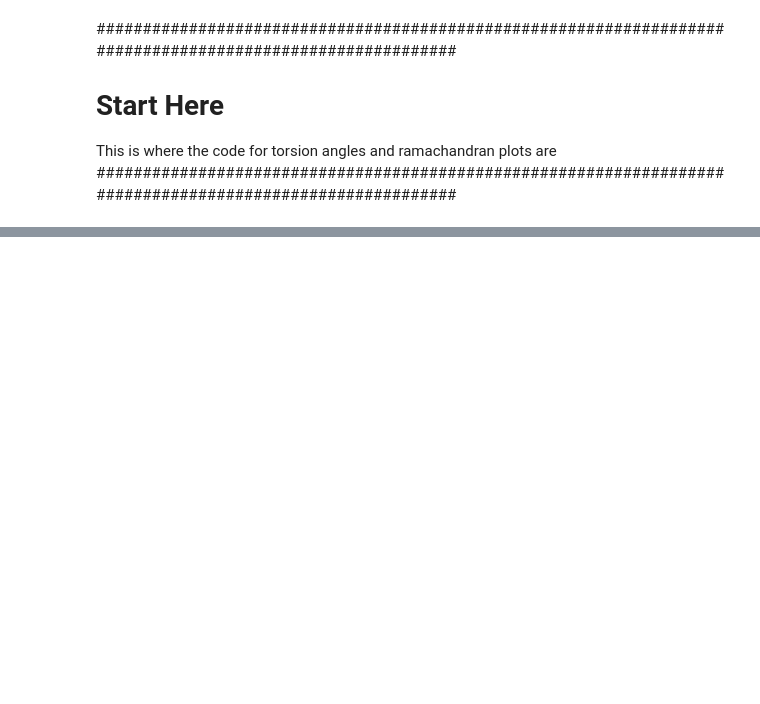
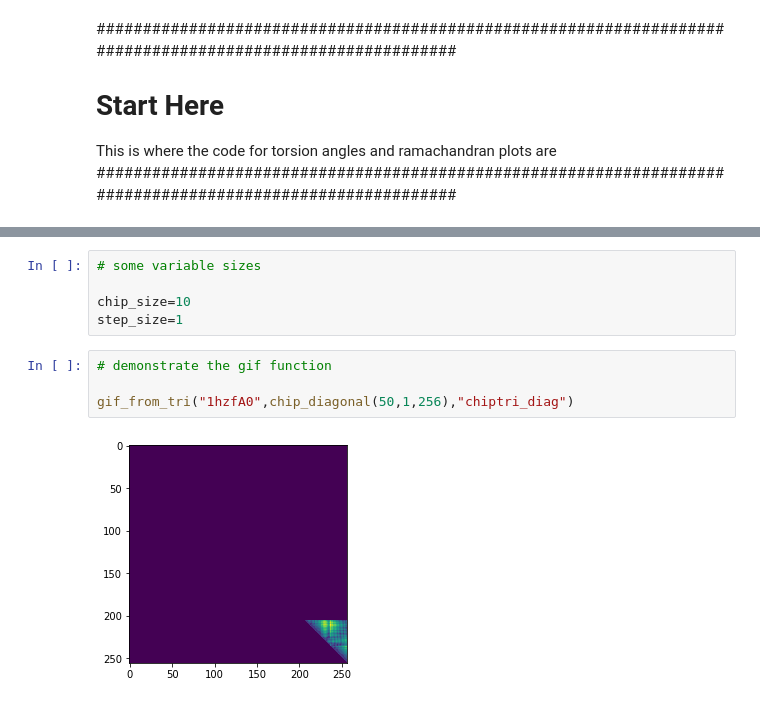
Before and after one commit to koneill1994/Protein_TDA_Analysis, a Jupyter notebook: ProteinTests.ipynb, the cells around one changed output, grey strips where cells are left out. Drawn from its saved outputs; the diff is of its cells as text; blank space fills up the shorter version.

```diff
--- a/ProteinTests.ipynb
+++ b/ProteinTests.ipynb
@@ -813,0 +1000,11 @@ get_secondary_structure(pdb_id)
+# %%
+# some variable sizes
+
+chip_size=10
+step_size=1
+# %%
+# demonstrate the gif function
+
+gif_from_tri("1hzfA0",chip_diagonal(50,1,256),"chiptri_diag")
+# %% [output]
+[figure, added]
```
Also changed, not shown: parts of 17 cells of this notebook, 1 other file.
